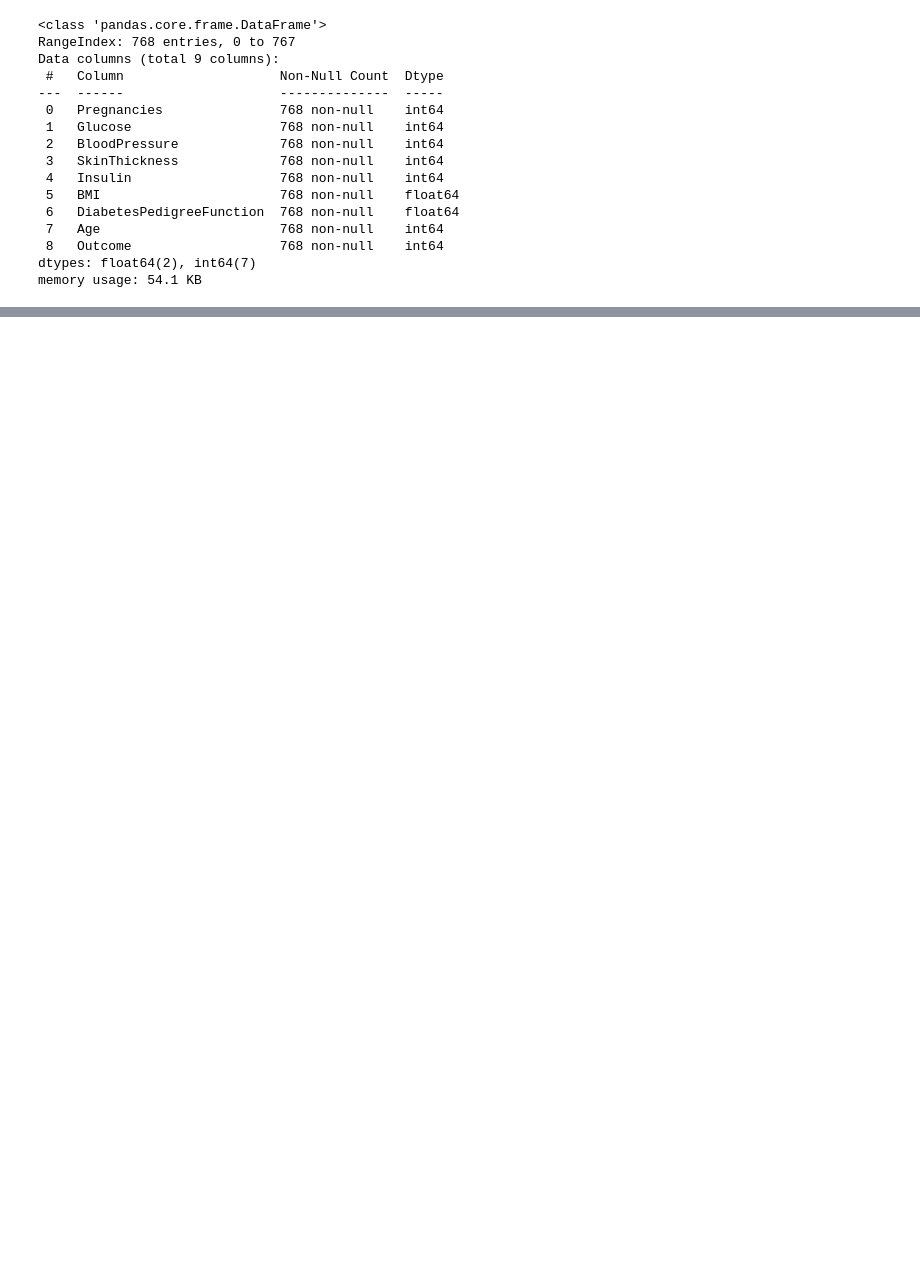
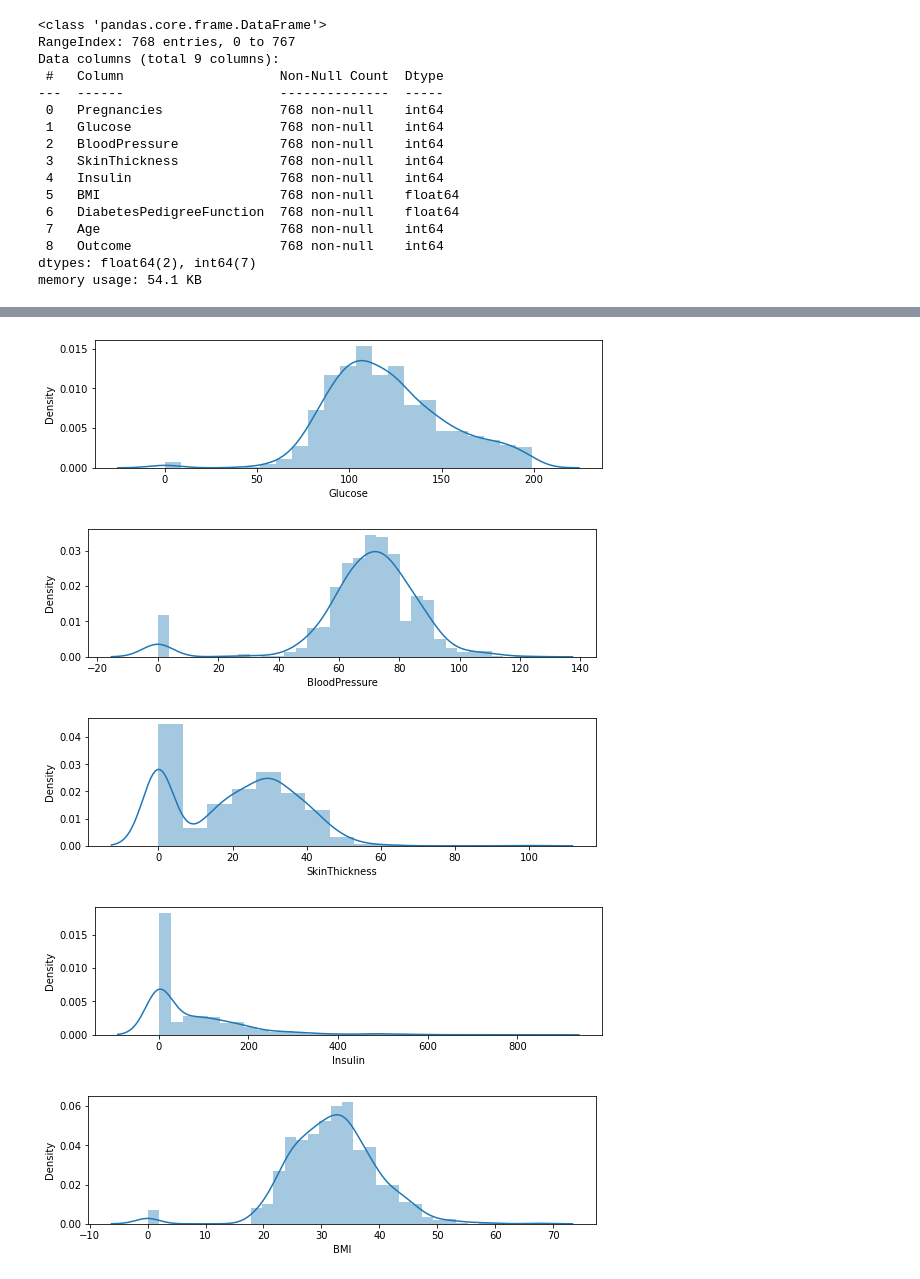
Before and after one commit to seonwoojh/Machine-Learning-Tutorial-With-Python, a Jupyter notebook: 09_PerfectGuide_피마_인디언_당뇨병_예측.ipynb, the cells around one changed output, grey strips where cells are left out. Cells and saved outputs as stored; diff of their text form; code cells hidden in the pictures; blank space fills up the shorter version.

```diff
--- a/09_PerfectGuide_피마_인디언_당뇨병_예측.ipynb
+++ b/09_PerfectGuide_피마_인디언_당뇨병_예측.ipynb
@@ -196,0 +158,15 @@ TypeError: ignored
+# %%
+# 반복문을 이용하여 0이 있는 컬럼에 대해서 distplot 그리기
+
+columns = ['Glucose','BloodPressure','SkinThickness','Insulin','BMI']
+
+for i in range(5):
+  plt.figure(figsize=(20,8))
+  plt.subplot(3,2,i+1)
+  sns.distplot(a=df[columns[i]])
+# %% [output]
+[figure, added]
+[figure, added]
+[figure, added]
+[figure, added]
+[figure, added]
```
Also changed, not shown: parts of 22 cells of this notebook.
